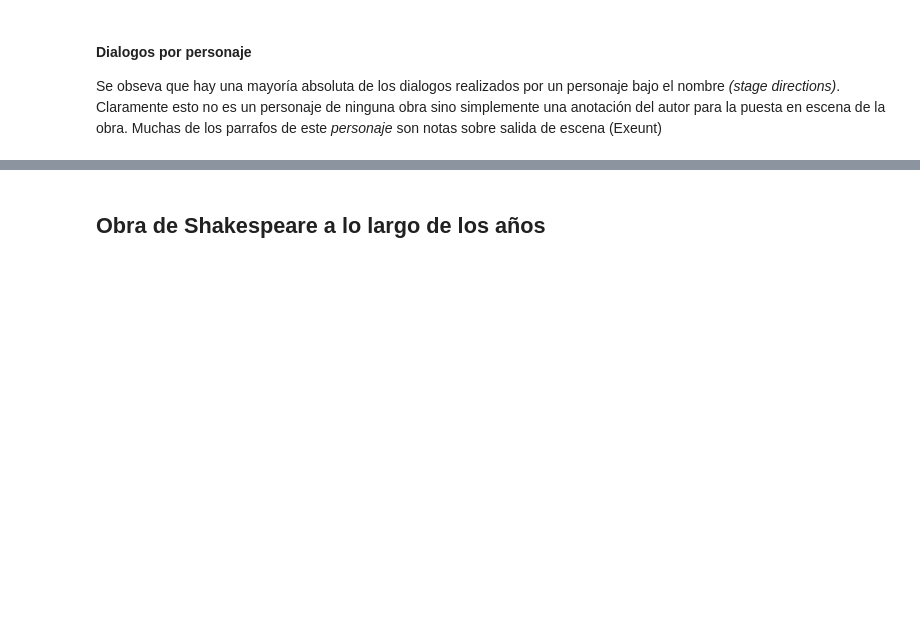
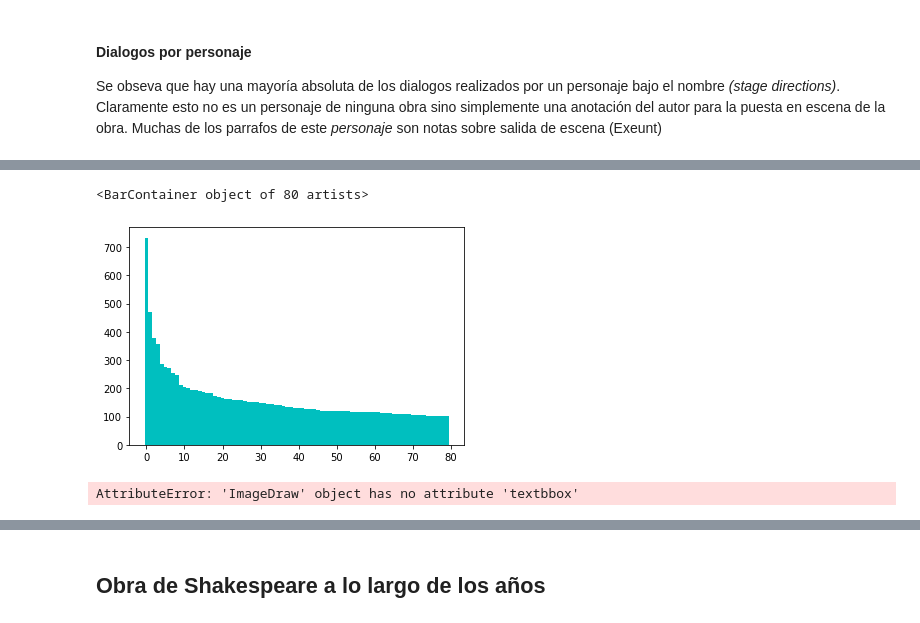
Before and after one commit to srobaina99/Introducci-n-a-ciencia-de-datos, a Jupyter notebook: shakespeare_t1.ipynb, the cells around one changed output, grey strips where cells are left out. Drawn from its saved outputs; the diff is of its cells as text; code cells hidden in the pictures; blank space fills up the shorter version.

```diff
--- a/shakespeare_t1.ipynb
+++ b/shakespeare_t1.ipynb
@@ -160,2 +181,10 @@ Se obseva que hay una mayoría absoluta de los dialogos realizados por un person
+# %%
+sinSD = df_paragraphs[df_paragraphs["character_id"]!=1261]["character_id"]
+mask = sinSD.value_counts()>100
+
+plt.bar(range(0,80),sinSD.value_counts()[mask],width=1,color="C")
+# %% [output]
+<BarContainer object of 80 artists>
+[figure, added]
 # %%
 #Dialogos por personajes con (stage directions)
@@ -163,2 +192,15 @@ df_paragraphs["character_id"].hist(bins= 100)
+# %%
+from wordcloud import WordCloud
+import matplotlib.pyplot as plt
+
+text = "word1 word1 word2 word2 word2 word3"
+
+wordcloud = WordCloud().generate(text)
+
+plt.imshow(wordcloud, interpolation='bilinear')
+plt.axis("off")
+plt.show()
+# %% [output]
+AttributeError: 'ImageDraw' object has no attribute 'textbbox'
 # %%
 #Dialogos por personaje sin (stage directions)
```
Also changed, not shown: parts of 13 cells of this notebook.
